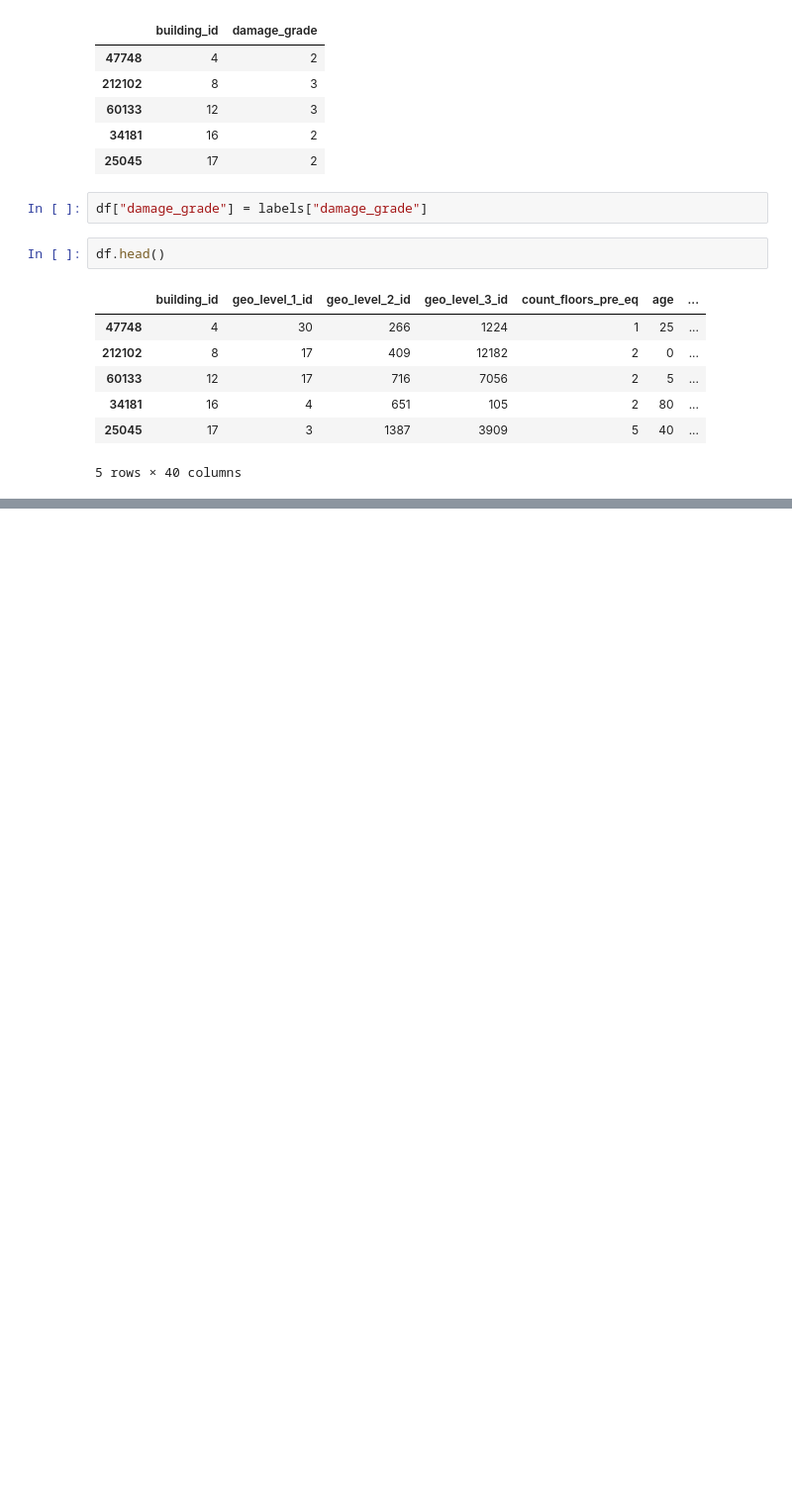
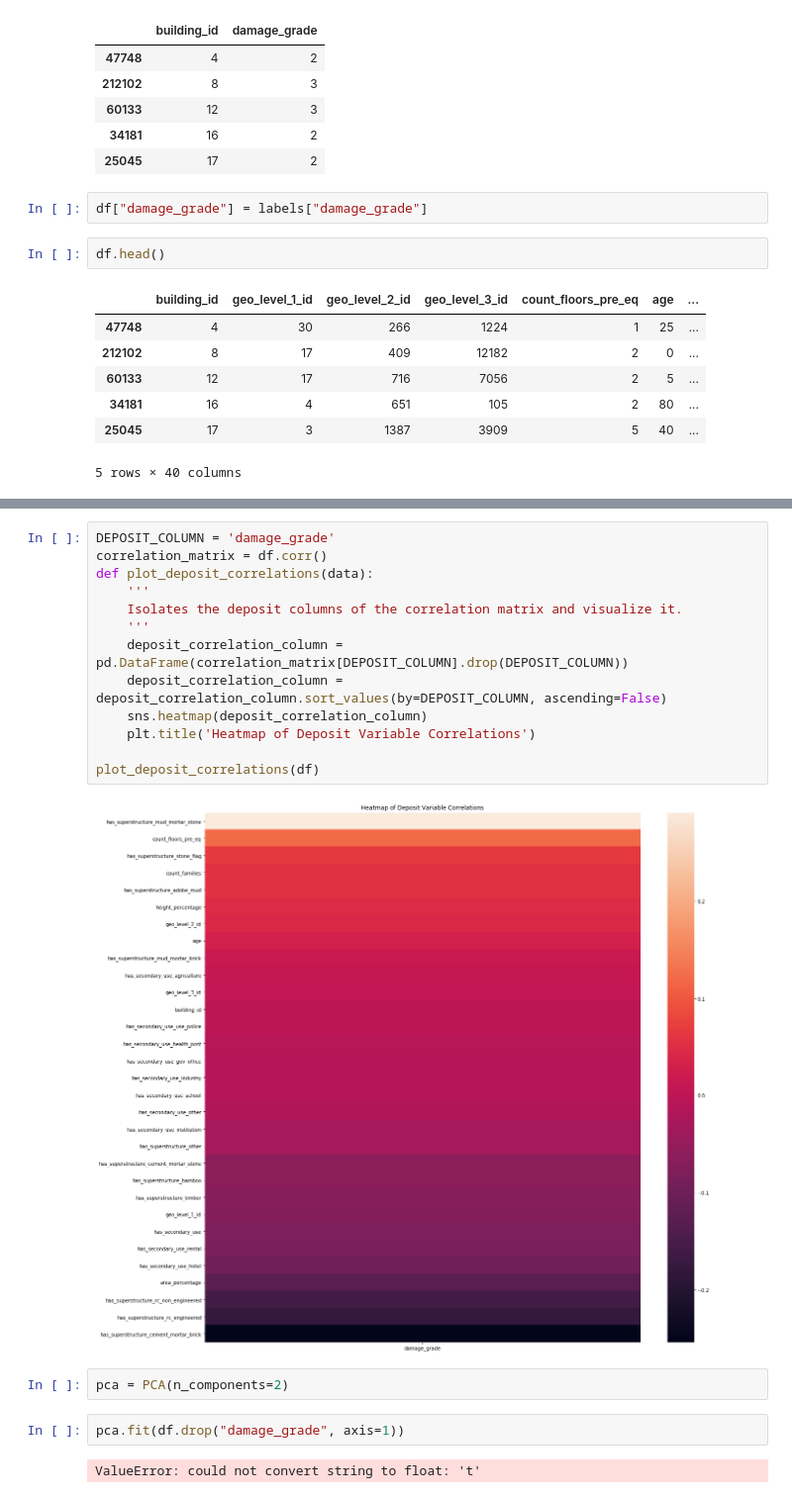
Before and after one commit to vidhur2k/Earthquake-Prediction, a Jupyter notebook: Untitled.ipynb, the cells around one changed output, grey strips where cells are left out. Shown at 99% size. Cells and saved outputs as stored; diff of their text form; blank space fills up the shorter version.

```diff
--- a/Untitled.ipynb
+++ b/Untitled.ipynb
@@ -87,0 +94,21 @@ AttributeError: module 'pandas' has no attribute 'to_csv'
+# %%
+DEPOSIT_COLUMN = 'damage_grade'
+correlation_matrix = df.corr()
+def plot_deposit_correlations(data):
+    '''
+    Isolates the deposit columns of the correlation matrix and visualize it.
+    '''
+    deposit_correlation_column = pd.DataFrame(correlation_matrix[DEPOSIT_COLUMN].drop(DEPOSIT_COLUMN))
+    deposit_correlation_column = deposit_correlation_column.sort_values(by=DEPOSIT_COLUMN, ascending=False)
+    sns.heatmap(deposit_correlation_column)
+    plt.title('Heatmap of Deposit Variable Correlations')
+
+plot_deposit_correlations(df)
+# %% [output]
+[figure, added]
+# %%
+pca = PCA(n_components=2)
+# %%
+pca.fit(df.drop("damage_grade", axis=1))
+# %% [output]
+ValueError: could not convert string to float: 't'
```
Also changed, not shown: parts of 4 cells of this notebook.
